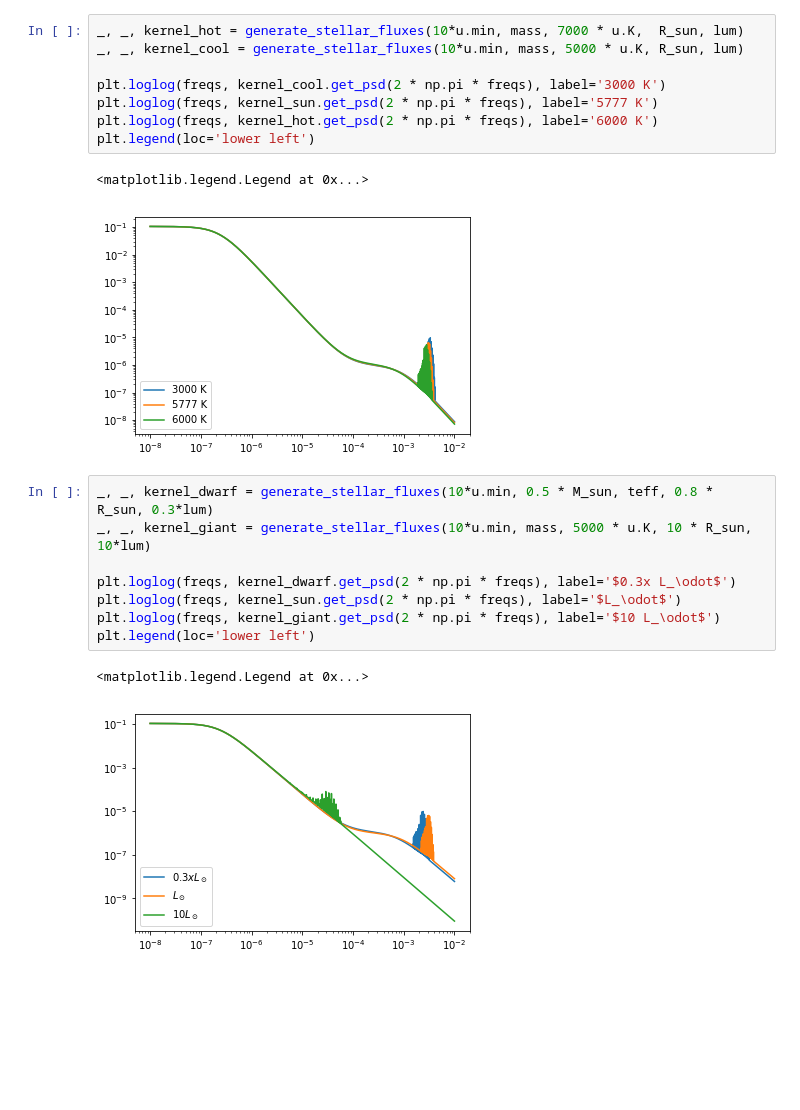
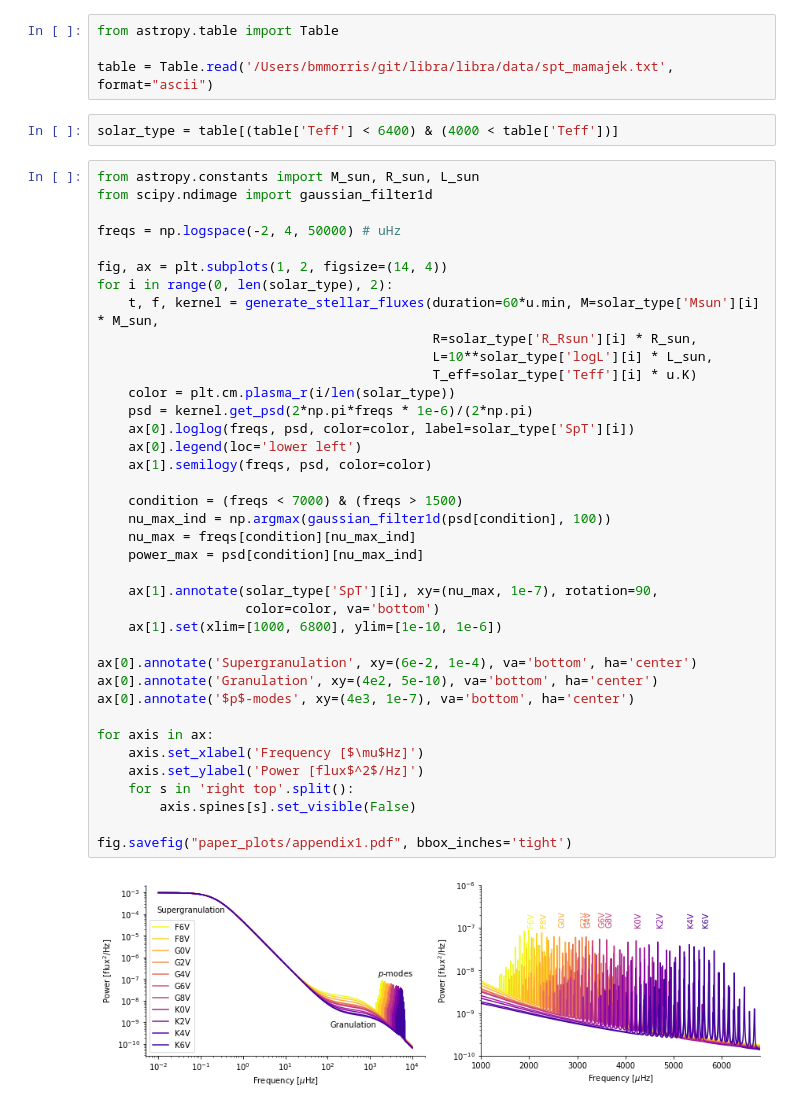
Before and after one commit to bmorris3/shocksgo, a Jupyter notebook: notebooks/explore.ipynb, the cells around one changed output. Cells and saved outputs as stored; diff of their text form; blank space fills up the shorter version.

```diff
--- a/notebooks/explore.ipynb
+++ b/notebooks/explore.ipynb
@@ -30,22 +9,46 @@ plt.legend(loc='lower left')
-# %%
-_, _, kernel_hot = generate_stellar_fluxes(10*u.min, mass, 7000 * u.K,  R_sun, lum)
-_, _, kernel_cool = generate_stellar_fluxes(10*u.min, mass, 5000 * u.K, R_sun, lum)
-
-plt.loglog(freqs, kernel_cool.get_psd(2 * np.pi * freqs), label='3000 K')
-plt.loglog(freqs, kernel_sun.get_psd(2 * np.pi * freqs), label='5777 K')
-plt.loglog(freqs, kernel_hot.get_psd(2 * np.pi * freqs), label='6000 K')
-plt.legend(loc='lower left')
-# %% [output]
-<matplotlib.legend.Legend at 0x...>
-[figure, removed]
-# %%
-_, _, kernel_dwarf = generate_stellar_fluxes(10*u.min, 0.5 * M_sun, teff, 0.8 * R_sun, 0.3*lum)
-_, _, kernel_giant = generate_stellar_fluxes(10*u.min, mass, 5000 * u.K, 10 * R_sun, 10*lum)
-
-plt.loglog(freqs, kernel_dwarf.get_psd(2 * np.pi * freqs), label='$0.3x L_\odot$')
-plt.loglog(freqs, kernel_sun.get_psd(2 * np.pi * freqs), label='$L_\odot$')
-plt.loglog(freqs, kernel_giant.get_psd(2 * np.pi * freqs), label='$10 L_\odot$')
-plt.legend(loc='lower left')
-# %% [output]
-<matplotlib.legend.Legend at 0x...>
-[figure, removed]
+# %%
+from astropy.table import Table
+
+table = Table.read('/Users/bmmorris/git/libra/libra/data/spt_mamajek.txt', format="ascii")
+# %%
+solar_type = table[(table['Teff'] < 6400) & (4000 < table['Teff'])]
+# %%
+from astropy.constants import M_sun, R_sun, L_sun
+from scipy.ndimage import gaussian_filter1d
+
+freqs = np.logspace(-2, 4, 50000) # uHz
+
+fig, ax = plt.subplots(1, 2, figsize=(14, 4))
+for i in range(0, len(solar_type), 2):
+    t, f, kernel = generate_stellar_fluxes(duration=60*u.min, M=solar_type['Msun'][i] * M_sun,
+                                           R=solar_type['R_Rsun'][i] * R_sun,
+                                           L=10**solar_type['logL'][i] * L_sun,
+                                           T_eff=solar_type['Teff'][i] * u.K)
+    color = plt.cm.plasma_r(i/len(solar_type))
+    psd = kernel.get_psd(2*np.pi*freqs * 1e-6)/(2*np.pi)
+    ax[0].loglog(freqs, psd, color=color, label=solar_type['SpT'][i])
+    ax[0].legend(loc='lower left')
+    ax[1].semilogy(freqs, psd, color=color)
+
+    condition = (freqs < 7000) & (freqs > 1500)
+    nu_max_ind = np.argmax(gaussian_filter1d(psd[condition], 100))
+    nu_max = freqs[condition][nu_max_ind]
+    power_max = psd[condition][nu_max_ind]
+
+    ax[1].annotate(solar_type['SpT'][i], xy=(nu_max, 1e-7), rotation=90,
+                   color=color, va='bottom')
+    ax[1].set(xlim=[1000, 6800], ylim=[1e-10, 1e-6])
+
+ax[0].annotate('Supergranulation', xy=(6e-2, 1e-4), va='bottom', ha='center')
+ax[0].annotate('Granulation', xy=(4e2, 5e-10), va='bottom', ha='center')
+ax[0].annotate('$p$-modes', xy=(4e3, 1e-7), va='bottom', ha='center')
+
+for axis in ax:
+    axis.set_xlabel('Frequency [$\mu$Hz]')
+    axis.set_ylabel('Power [flux$^2$/Hz]')
+    for s in 'right top'.split():
+        axis.spines[s].set_visible(False)
+
+fig.savefig("paper_plots/appendix1.pdf", bbox_inches='tight')
+# %% [output]
+[figure, added]
```
Also changed, not shown: parts of 3 cells of this notebook, 3 other files.
